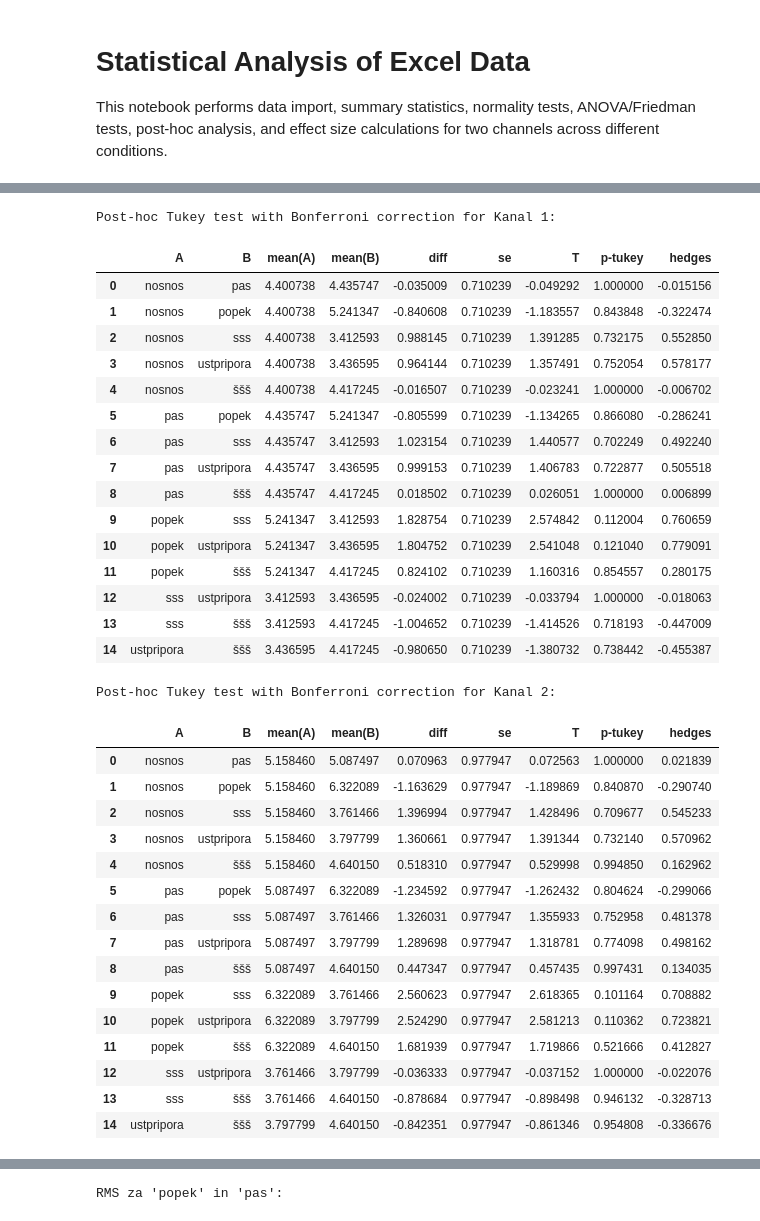
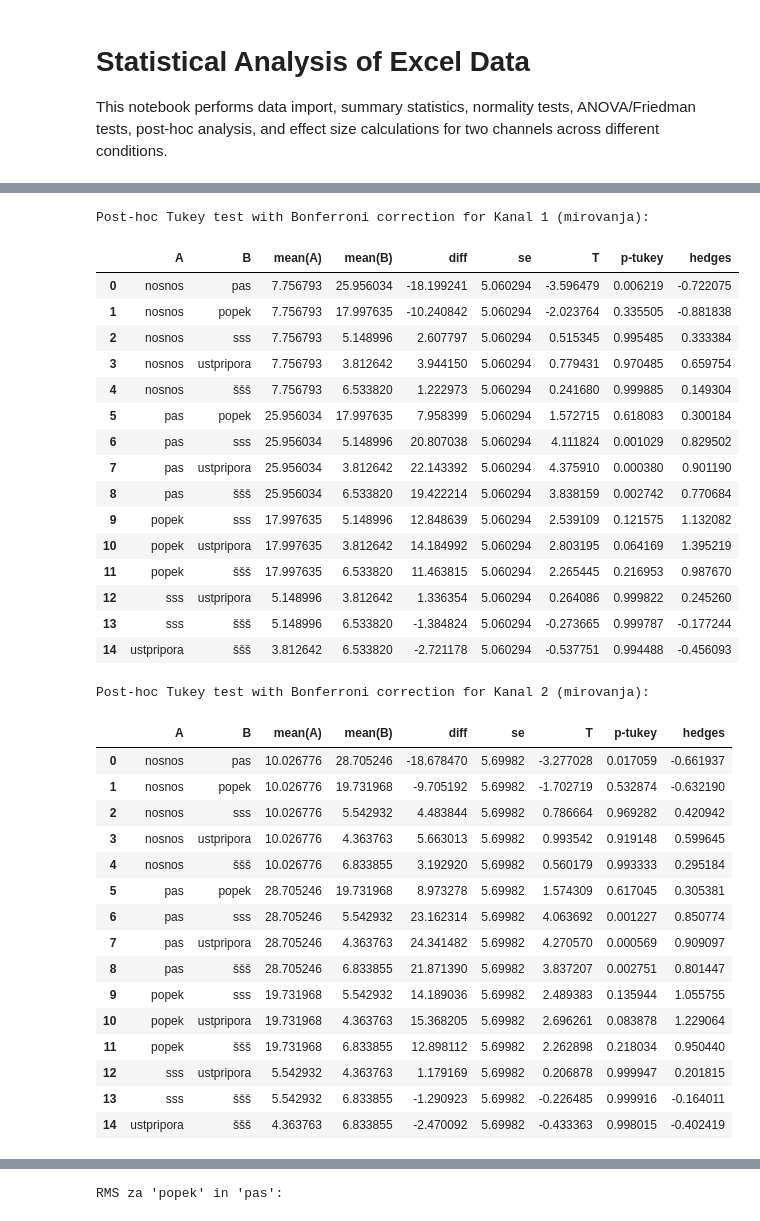
Before and after one commit to urbanog/katarina-breznik, a Jupyter notebook: main.ipynb, the cells around one changed output, grey strips where cells are left out. Cells and saved outputs as stored; diff of their text form; code cells hidden in the pictures.

```diff
--- a/main.ipynb
+++ b/main.ipynb
@@ -110,47 +163,47 @@ Friedmanov test za Kanal 2:
 # %%
-# Post-hoc Tukey test for Kanal 1
-print('\nPost-hoc Tukey test with Bonferroni correction for Kanal 1:')
-posthoc_kanal1 = pg.pairwise_tukey(data=df_all, dv='Kanal 1 Povprečje delovanja', between='način')
+# Post-hoc Tukey test for Kanal 1 (mirovanja)
+print('\nPost-hoc Tukey test with Bonferroni correction for Kanal 1 (mirovanja):')
+posthoc_kanal1 = pg.pairwise_tukey(data=df_all, dv='Kanal 1 Povprečje mirovanja', between='način')
 display(posthoc_kanal1)
-# Post-hoc Tukey test for Kanal 2
-print('\nPost-hoc Tukey test with Bonferroni correction for Kanal 2:')
-posthoc_kanal2 = pg.pairwise_tukey(data=df_all, dv='Kanal 2 Povprečje delovanja', between='način')
+# Post-hoc Tukey test for Kanal 2 (mirovanja)
+print('\nPost-hoc Tukey test with Bonferroni correction for Kanal 2 (mirovanja):')
+posthoc_kanal2 = pg.pairwise_tukey(data=df_all, dv='Kanal 2 Povprečje mirovanja', between='način')
 display(posthoc_kanal2)
 # %% [output]
-Post-hoc Tukey test with Bonferroni correction for Kanal 1:
+Post-hoc Tukey test with Bonferroni correction for Kanal 1 (mirovanja):
 |  | A | B | mean(A) | mean(B) | diff | se | T | p-tukey | hedges |
-| 0 | nosnos | pas | 4.400738 | 4.435747 | -0.035009 | 0.710239 | -0.049292 | 1.000000 | -0.015156 |
-| 1 | nosnos | popek | 4.400738 | 5.241347 | -0.840608 | 0.710239 | -1.183557 | 0.843848 | -0.322474 |
-| 2 | nosnos | sss | 4.400738 | 3.412593 | 0.988145 | 0.710239 | 1.391285 | 0.732175 | 0.552850 |
-| 3 | nosnos | ustpripora | 4.400738 | 3.436595 | 0.964144 | 0.710239 | 1.357491 | 0.752054 | 0.578177 |
-| 4 | nosnos | ššš | 4.400738 | 4.417245 | -0.016507 | 0.710239 | -0.023241 | 1.000000 | -0.006702 |
-| 5 | pas | popek | 4.435747 | 5.241347 | -0.805599 | 0.710239 | -1.134265 | 0.866080 | -0.286241 |
-| 6 | pas | sss | 4.435747 | 3.412593 | 1.023154 | 0.710239 | 1.440577 | 0.702249 | 0.492240 |
-| 7 | pas | ustpripora | 4.435747 | 3.436595 | 0.999153 | 0.710239 | 1.406783 | 0.722877 | 0.505518 |
-| 8 | pas | ššš | 4.435747 | 4.417245 | 0.018502 | 0.710239 | 0.026051 | 1.000000 | 0.006899 |
-| 9 | popek | sss | 5.241347 | 3.412593 | 1.828754 | 0.710239 | 2.574842 | 0.112004 | 0.760659 |
-| 10 | popek | ustpripora | 5.241347 | 3.436595 | 1.804752 | 0.710239 | 2.541048 | 0.121040 | 0.779091 |
-| 11 | popek | ššš | 5.241347 | 4.417245 | 0.824102 | 0.710239 | 1.160316 | 0.854557 | 0.280175 |
-| 12 | sss | ustpripora | 3.412593 | 3.436595 | -0.024002 | 0.710239 | -0.033794 | 1.000000 | -0.018063 |
-| 13 | sss | ššš | 3.412593 | 4.417245 | -1.004652 | 0.710239 | -1.414526 | 0.718193 | -0.447009 |
-| 14 | ustpripora | ššš | 3.436595 | 4.417245 | -0.980650 | 0.710239 | -1.380732 | 0.738442 | -0.455387 |
+| 0 | nosnos | pas | 7.756793 | 25.956034 | -18.199241 | 5.060294 | -3.596479 | 0.006219 | -0.722075 |
+| 1 | nosnos | popek | 7.756793 | 17.997635 | -10.240842 | 5.060294 | -2.023764 | 0.335505 | -0.881838 |
+| 2 | nosnos | sss | 7.756793 | 5.148996 | 2.607797 | 5.060294 | 0.515345 | 0.995485 | 0.333384 |
+| 3 | nosnos | ustpripora | 7.756793 | 3.812642 | 3.944150 | 5.060294 | 0.779431 | 0.970485 | 0.659754 |
+| 4 | nosnos | ššš | 7.756793 | 6.533820 | 1.222973 | 5.060294 | 0.241680 | 0.999885 | 0.149304 |
+| 5 | pas | popek | 25.956034 | 17.997635 | 7.958399 | 5.060294 | 1.572715 | 0.618083 | 0.300184 |
+| 6 | pas | sss | 25.956034 | 5.148996 | 20.807038 | 5.060294 | 4.111824 | 0.001029 | 0.829502 |
+| 7 | pas | ustpripora | 25.956034 | 3.812642 | 22.143392 | 5.060294 | 4.375910 | 0.000380 | 0.901190 |
+| 8 | pas | ššš | 25.956034 | 6.533820 | 19.422214 | 5.060294 | 3.838159 | 0.002742 | 0.770684 |
+| 9 | popek | sss | 17.997635 | 5.148996 | 12.848639 | 5.060294 | 2.539109 | 0.121575 | 1.132082 |
+| 10 | popek | ustpripora | 17.997635 | 3.812642 | 14.184992 | 5.060294 | 2.803195 | 0.064169 | 1.395219 |
+| 11 | popek | ššš | 17.997635 | 6.533820 | 11.463815 | 5.060294 | 2.265445 | 0.216953 | 0.987670 |
+| 12 | sss | ustpripora | 5.148996 | 3.812642 | 1.336354 | 5.060294 | 0.264086 | 0.999822 | 0.245260 |
+| 13 | sss | ššš | 5.148996 | 6.533820 | -1.384824 | 5.060294 | -0.273665 | 0.999787 | -0.177244 |
+| 14 | ustpripora | ššš | 3.812642 | 6.533820 | -2.721178 | 5.060294 | -0.537751 | 0.994488 | -0.456093 |
-Post-hoc Tukey test with Bonferroni correction for Kanal 2:
+Post-hoc Tukey test with Bonferroni correction for Kanal 2 (mirovanja):
 |  | A | B | mean(A) | mean(B) | diff | se | T | p-tukey | hedges |
-| 0 | nosnos | pas | 5.158460 | 5.087497 | 0.070963 | 0.977947 | 0.072563 | 1.000000 | 0.021839 |
-| 1 | nosnos | popek | 5.158460 | 6.322089 | -1.163629 | 0.977947 | -1.189869 | 0.840870 | -0.290740 |
-| 2 | nosnos | sss | 5.158460 | 3.761466 | 1.396994 | 0.977947 | 1.428496 | 0.709677 | 0.545233 |
-| 3 | nosnos | ustpripora | 5.158460 | 3.797799 | 1.360661 | 0.977947 | 1.391344 | 0.732140 | 0.570962 |
-| 4 | nosnos | ššš | 5.158460 | 4.640150 | 0.518310 | 0.977947 | 0.529998 | 0.994850 | 0.162962 |
-| 5 | pas | popek | 5.087497 | 6.322089 | -1.234592 | 0.977947 | -1.262432 | 0.804624 | -0.299066 |
-| 6 | pas | sss | 5.087497 | 3.761466 | 1.326031 | 0.977947 | 1.355933 | 0.752958 | 0.481378 |
-| 7 | pas | ustpripora | 5.087497 | 3.797799 | 1.289698 | 0.977947 | 1.318781 | 0.774098 | 0.498162 |
-| 8 | pas | ššš | 5.087497 | 4.640150 | 0.447347 | 0.977947 | 0.457435 | 0.997431 | 0.134035 |
-| 9 | popek | sss | 6.322089 | 3.761466 | 2.560623 | 0.977947 | 2.618365 | 0.101164 | 0.708882 |
-| 10 | popek | ustpripora | 6.322089 | 3.797799 | 2.524290 | 0.977947 | 2.581213 | 0.110362 | 0.723821 |
-| 11 | popek | ššš | 6.322089 | 4.640150 | 1.681939 | 0.977947 | 1.719866 | 0.521666 | 0.412827 |
-| 12 | sss | ustpripora | 3.761466 | 3.797799 | -0.036333 | 0.977947 | -0.037152 | 1.000000 | -0.022076 |
-| 13 | sss | ššš | 3.761466 | 4.640150 | -0.878684 | 0.977947 | -0.898498 | 0.946132 | -0.328713 |
-| 14 | ustpripora | ššš | 3.797799 | 4.640150 | -0.842351 | 0.977947 | -0.861346 | 0.954808 | -0.336676 |
+| 0 | nosnos | pas | 10.026776 | 28.705246 | -18.678470 | 5.69982 | -3.277028 | 0.017059 | -0.661937 |
+| 1 | nosnos | popek | 10.026776 | 19.731968 | -9.705192 | 5.69982 | -1.702719 | 0.532874 | -0.632190 |
+| 2 | nosnos | sss | 10.026776 | 5.542932 | 4.483844 | 5.69982 | 0.786664 | 0.969282 | 0.420942 |
+| 3 | nosnos | ustpripora | 10.026776 | 4.363763 | 5.663013 | 5.69982 | 0.993542 | 0.919148 | 0.599645 |
+| 4 | nosnos | ššš | 10.026776 | 6.833855 | 3.192920 | 5.69982 | 0.560179 | 0.993333 | 0.295184 |
+| 5 | pas | popek | 28.705246 | 19.731968 | 8.973278 | 5.69982 | 1.574309 | 0.617045 | 0.305381 |
+| 6 | pas | sss | 28.705246 | 5.542932 | 23.162314 | 5.69982 | 4.063692 | 0.001227 | 0.850774 |
+| 7 | pas | ustpripora | 28.705246 | 4.363763 | 24.341482 | 5.69982 | 4.270570 | 0.000569 | 0.909097 |
+| 8 | pas | ššš | 28.705246 | 6.833855 | 21.871390 | 5.69982 | 3.837207 | 0.002751 | 0.801447 |
+| 9 | popek | sss | 19.731968 | 5.542932 | 14.189036 | 5.69982 | 2.489383 | 0.135944 | 1.055755 |
+| 10 | popek | ustpripora | 19.731968 | 4.363763 | 15.368205 | 5.69982 | 2.696261 | 0.083878 | 1.229064 |
+| 11 | popek | ššš | 19.731968 | 6.833855 | 12.898112 | 5.69982 | 2.262898 | 0.218034 | 0.950440 |
+| 12 | sss | ustpripora | 5.542932 | 4.363763 | 1.179169 | 5.69982 | 0.206878 | 0.999947 | 0.201815 |
+| 13 | sss | ššš | 5.542932 | 6.833855 | -1.290923 | 5.69982 | -0.226485 | 0.999916 | -0.164011 |
+| 14 | ustpripora | ššš | 4.363763 | 6.833855 | -2.470092 | 5.69982 | -0.433363 | 0.998015 | -0.402419 |
 # %%
 # Hipoteza 2: Primerjava parov načinov
 
```
Also changed, not shown: parts of 14 cells of this notebook, 2 other files.
